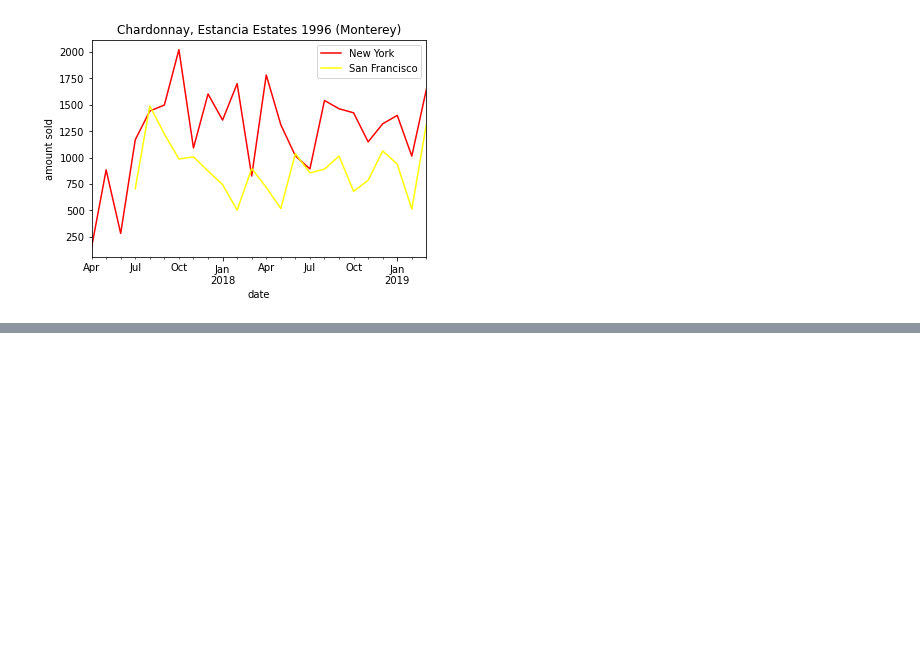
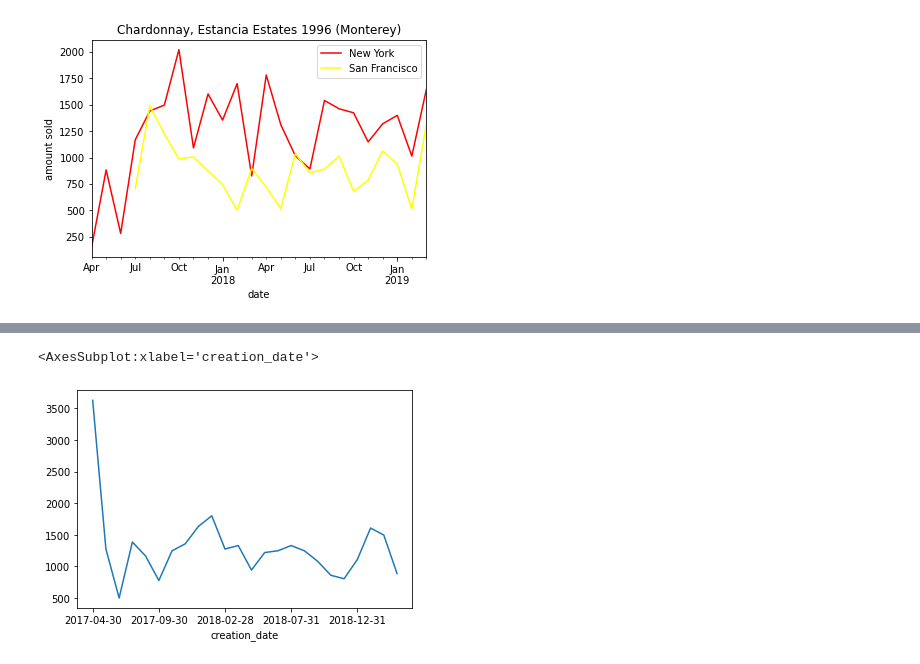
Before and after one commit to qlambotte/accenture_use_case, a Jupyter notebook: Dishes.ipynb, the cells around one changed output, grey strips where cells are left out. Drawn from its saved outputs; the diff is of its cells as text; code cells hidden in the pictures; blank space fills up the shorter version.

```diff
--- a/Dishes.ipynb
+++ b/Dishes.ipynb
@@ -374,0 +496,5 @@ plt.show()
+# %%
+graph.dish_per_rest.loc[rest_id, dish].set_index('creation_date')[col].plot()
+# %% [output]
+<AxesSubplot:xlabel='creation_date'>
+[figure, added]
```
Also changed, not shown: parts of 15 cells of this notebook.
